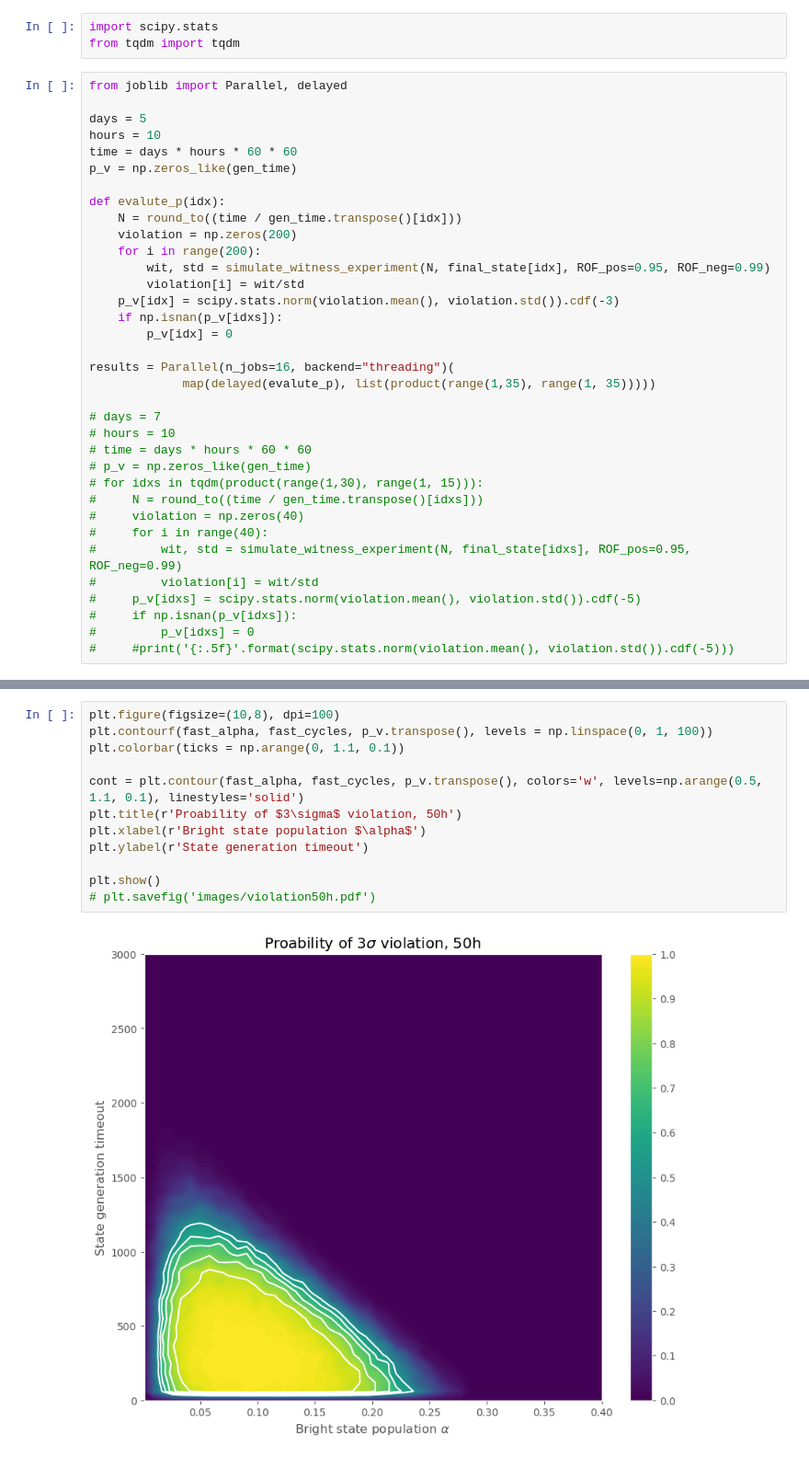
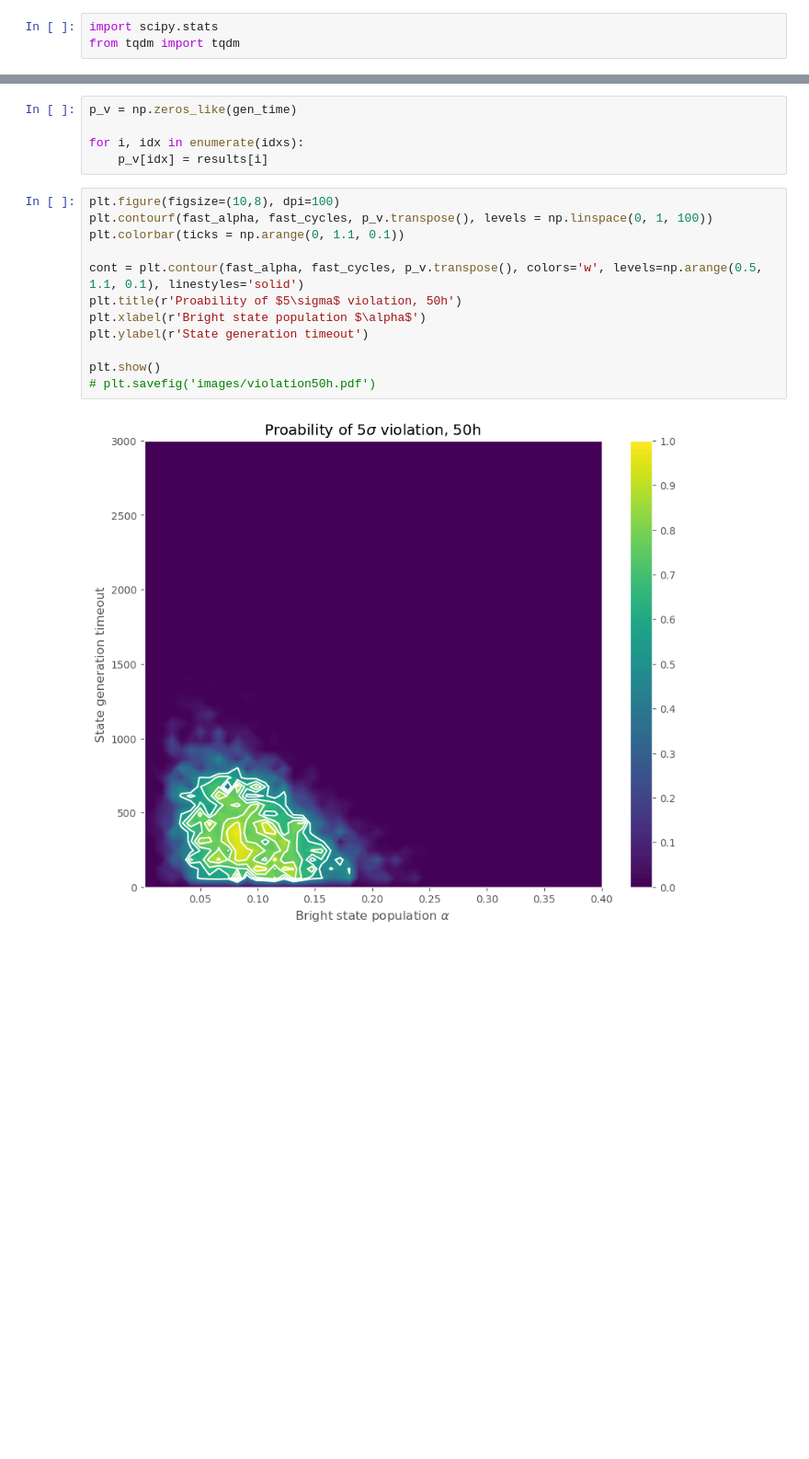
Before and after one commit to matpompili/go-nogo, a Jupyter notebook: Proposal.ipynb, the cells around one changed output, grey strips where cells are left out. Shown at 92% size. Cells and saved outputs as stored; diff of their text form; blank space fills up the shorter version.

```diff
--- a/Proposal.ipynb
+++ b/Proposal.ipynb
@@ -703,38 +730,3 @@ def round_to(x, base=4):
 # %%
 import scipy.stats
 from tqdm import tqdm
-# %%
-from joblib import Parallel, delayed
-
-days = 5
-hours = 10
-time = days * hours * 60 * 60
-p_v = np.zeros_like(gen_time)
-
-def evalute_p(idx):
-    N = round_to((time / gen_time.transpose()[idx]))
-    violation = np.zeros(200)
-    for i in range(200):
-        wit, std = simulate_witness_experiment(N, final_state[idx], ROF_pos=0.95, ROF_neg=0.99)
-        violation[i] = wit/std
-    p_v[idx] = scipy.stats.norm(violation.mean(), violation.std()).cdf(-3)
-    if np.isnan(p_v[idxs]):
-        p_v[idx] = 0
-
-results = Parallel(n_jobs=16, backend="threading")(
-             map(delayed(evalute_p), list(product(range(1,35), range(1, 35)))))
-
-# days = 7
-# hours = 10
-# time = days * hours * 60 * 60
-# p_v = np.zeros_like(gen_time)
-# for idxs in tqdm(product(range(1,30), range(1, 15))):
-#     N = round_to((time / gen_time.transpose()[idxs]))
-#     violation = np.zeros(40)
-#     for i in range(40):
-#         wit, std = simulate_witness_experiment(N, final_state[idxs], ROF_pos=0.95, ROF_neg=0.99)
-#         violation[i] = wit/std
-#     p_v[idxs] = scipy.stats.norm(violation.mean(), violation.std()).cdf(-5)
-#     if np.isnan(p_v[idxs]):
-#         p_v[idxs] = 0
-#     #print('{:.5f}'.format(scipy.stats.norm(violation.mean(), violation.std()).cdf(-5)))
@@ -741,14 +780,19 @@ results = Parallel(n_jobs=16, backend="threading")(
+# %%
+p_v = np.zeros_like(gen_time)
+
+for i, idx in enumerate(idxs):
+    p_v[idx] = results[i]
 # %%
 plt.figure(figsize=(10,8), dpi=100)
 plt.contourf(fast_alpha, fast_cycles, p_v.transpose(), levels = np.linspace(0, 1, 100))
 plt.colorbar(ticks = np.arange(0, 1.1, 0.1))
 
 cont = plt.contour(fast_alpha, fast_cycles, p_v.transpose(), colors='w', levels=np.arange(0.5, 1.1, 0.1), linestyles='solid')
-plt.title(r'Proability of $3\sigma$ violation, 50h')
+plt.title(r'Proability of $5\sigma$ violation, 50h')
 plt.xlabel(r'Bright state population $\alpha$')
 plt.ylabel(r'State generation timeout')
 
 plt.show()
 # plt.savefig('images/violation50h.pdf')
 # %% [output]
-[figure, old version]
+[figure, new version]
```
Also changed, not shown: parts of 29 cells of this notebook.
